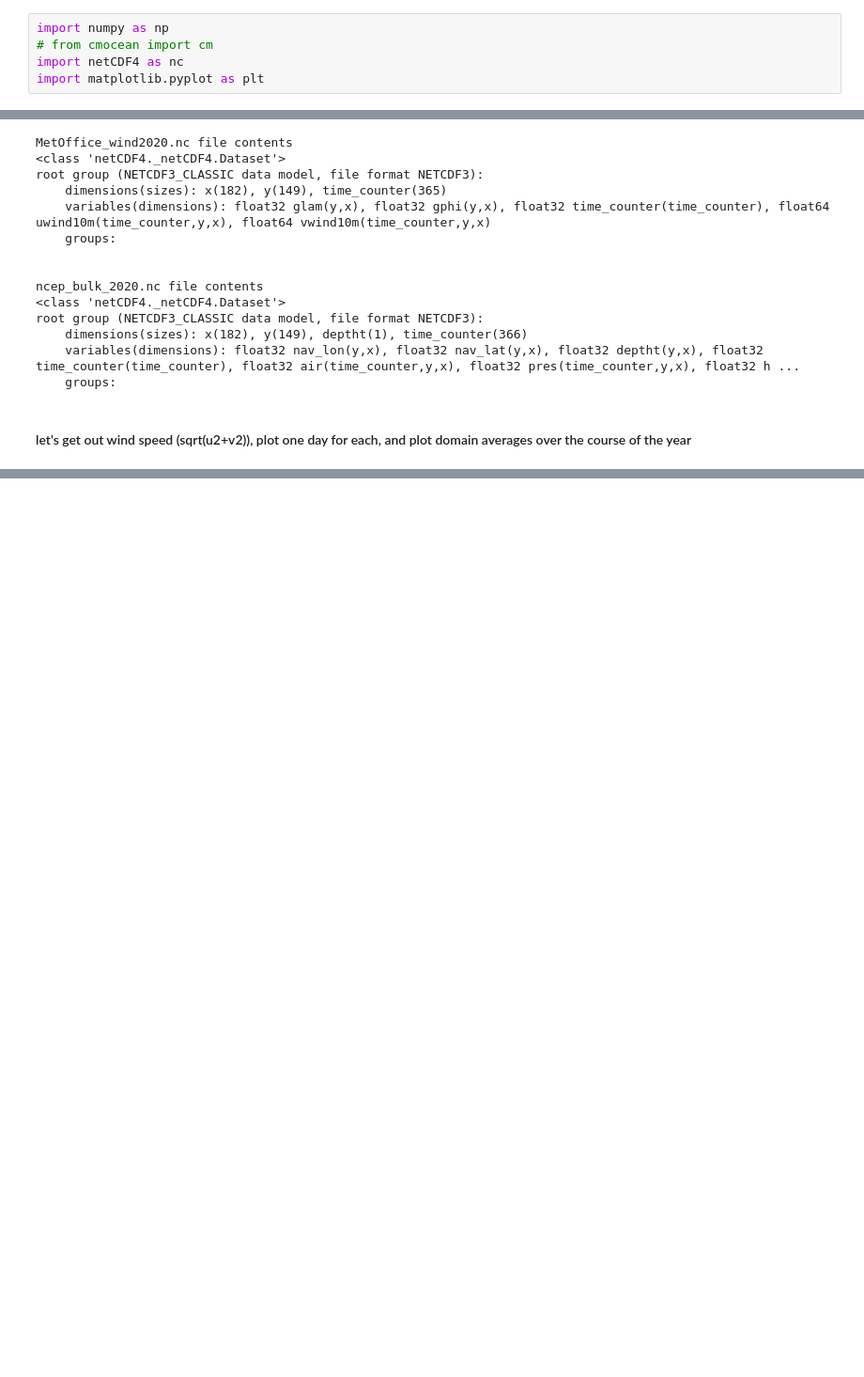
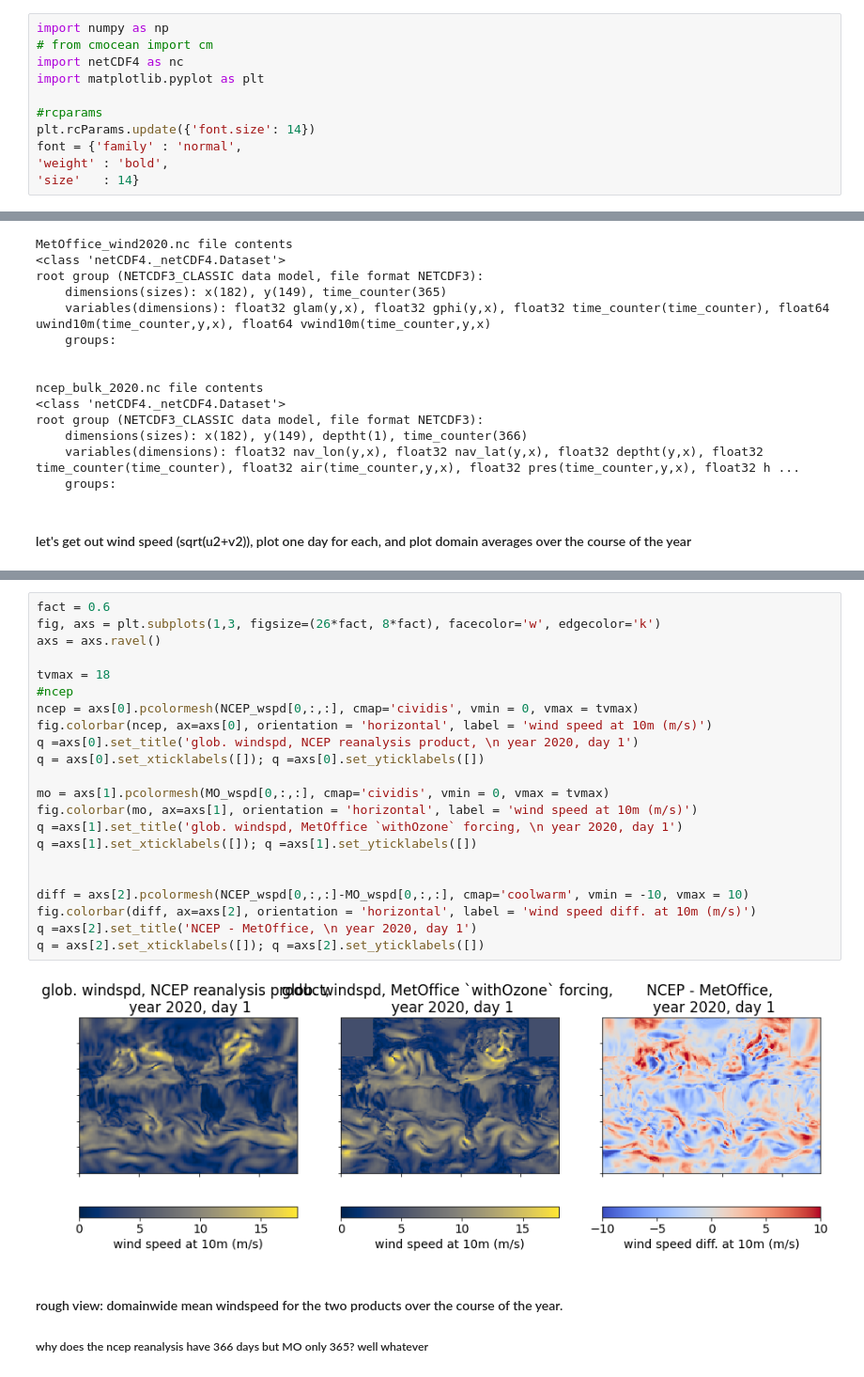
Before and after one commit to tjarnikova/SOZONE, a Jupyter notebook: Forcing_familiarization.ipynb, the cells around one changed output, grey strips where cells are left out. Shown at 94% size. Saved outputs shown, nothing was run; the diff lists cells and outputs as text; blank space fills up the shorter version.

```diff
--- a/Forcing_familiarization.ipynb
+++ b/Forcing_familiarization.ipynb
@@ -21,6 +21,12 @@ import numpy as np
 # from cmocean import cm
 import netCDF4 as nc
 import matplotlib.pyplot as plt
+
+#rcparams
+plt.rcParams.update({'font.size': 14})
+font = {'family' : 'normal',
+'weight' : 'bold',
+'size'   : 14}
 # %% [markdown]
 #### Notes to self:
 #### OVERARCHING GOAL of project:
@@ -108,0 +119,28 @@ axs = axs.ravel()
+# %%
+fact = 0.6
+fig, axs = plt.subplots(1,3, figsize=(26*fact, 8*fact), facecolor='w', edgecolor='k')
+axs = axs.ravel()
+
+tvmax = 18
+#ncep
+ncep = axs[0].pcolormesh(NCEP_wspd[0,:,:], cmap='cividis', vmin = 0, vmax = tvmax)
+fig.colorbar(ncep, ax=axs[0], orientation = 'horizontal', label = 'wind speed at 10m (m/s)')
+q =axs[0].set_title('glob. windspd, NCEP reanalysis product, \n year 2020, day 1')
+q = axs[0].set_xticklabels([]); q =axs[0].set_yticklabels([])
+
+mo = axs[1].pcolormesh(MO_wspd[0,:,:], cmap='cividis', vmin = 0, vmax = tvmax)
+fig.colorbar(mo, ax=axs[1], orientation = 'horizontal', label = 'wind speed at 10m (m/s)')
+q =axs[1].set_title('glob. windspd, MetOffice `withOzone` forcing, \n year 2020, day 1')
+q =axs[1].set_xticklabels([]); q =axs[1].set_yticklabels([])
+
+
+diff = axs[2].pcolormesh(NCEP_wspd[0,:,:]-MO_wspd[0,:,:], cmap='coolwarm', vmin = -10, vmax = 10)
+fig.colorbar(diff, ax=axs[2], orientation = 'horizontal', label = 'wind speed diff. at 10m (m/s)')
+q =axs[2].set_title('NCEP - MetOffice, \n year 2020, day 1')
+q = axs[2].set_xticklabels([]); q =axs[2].set_yticklabels([])
+# %% [output]
+[figure, added]
+# %% [markdown]
+#### rough view: domainwide mean windspeed for the two products over the course of the year.
+
+##### why does the ncep reanalysis have 366 days but MO only 365? well whatever
```
Also changed, not shown: parts of 7 cells of this notebook.
